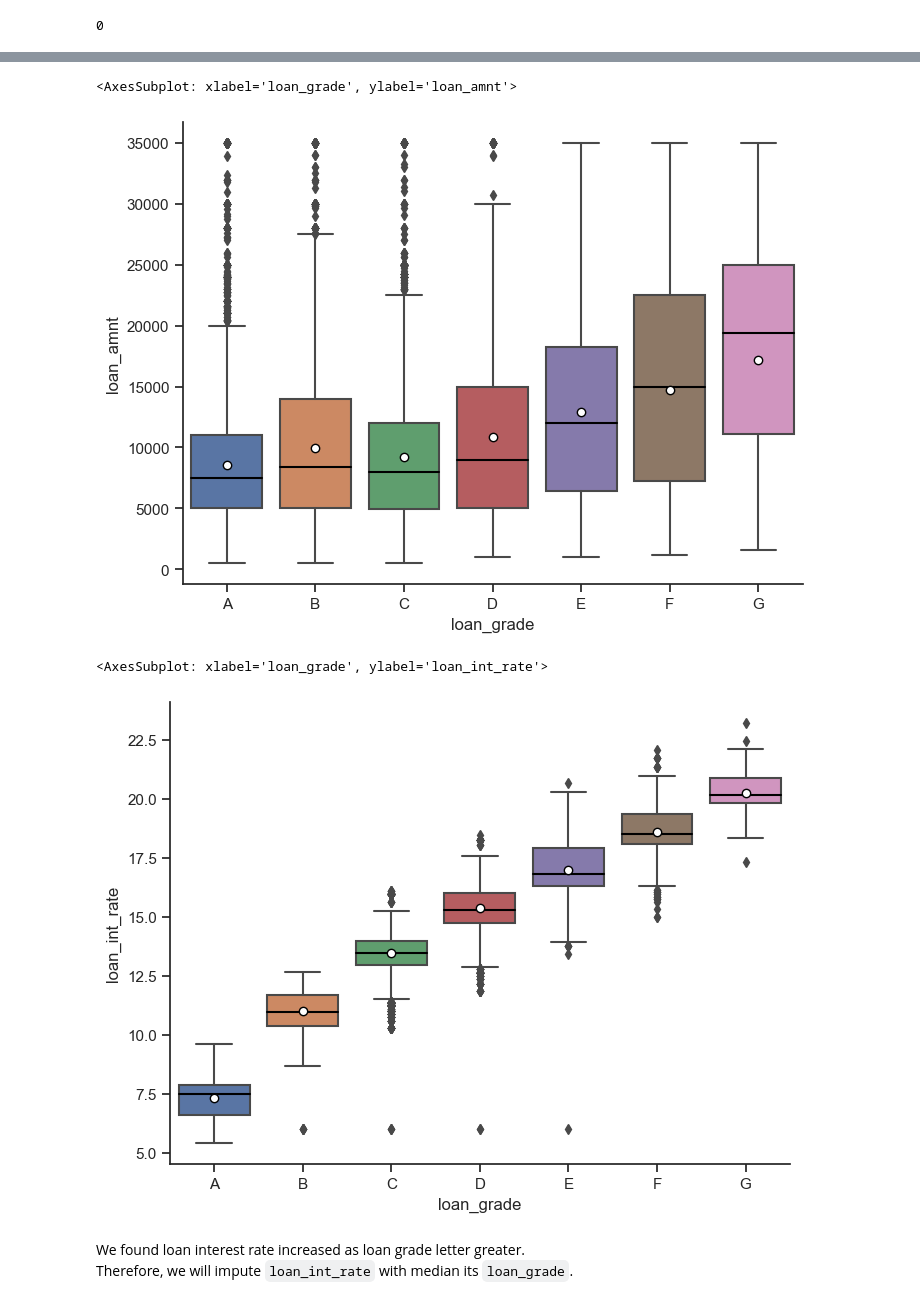
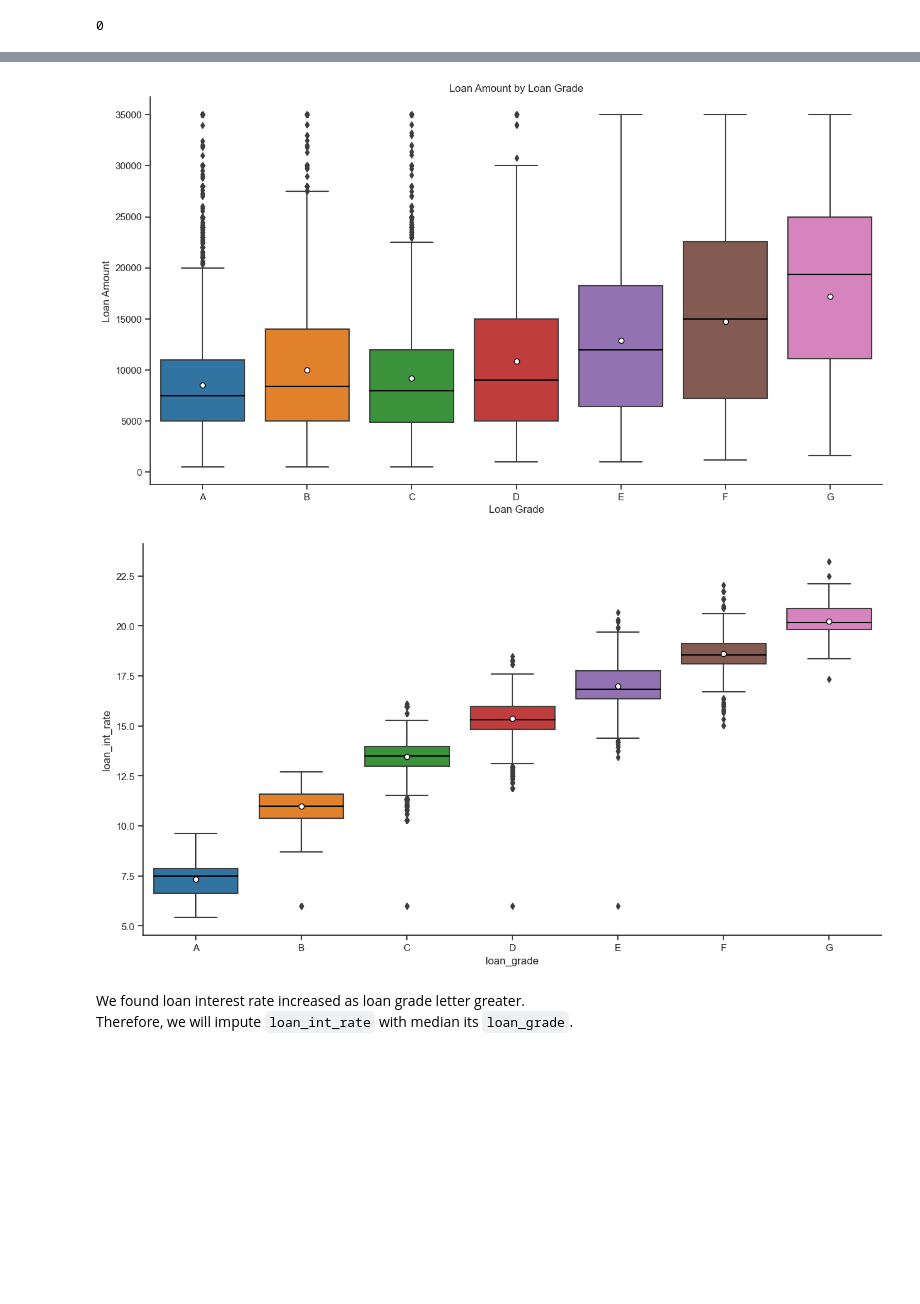
Before and after one commit to gerendc/Credit-Risk, a Jupyter notebook: credit_risk.ipynb, the cells around one changed output, grey strips where cells are left out. Drawn from its saved outputs; the diff is of its cells as text; code cells hidden in the pictures; blank space fills up the shorter version.

```diff
--- a/credit_risk.ipynb
+++ b/credit_risk.ipynb
@@ -20,9 +20,9 @@ from sklearn.impute import SimpleImputer
 %matplotlib inline
 # %%
 # set figure size
-plt.rcParams["figure.figsize"] = (8,6)
+plt.rcParams["figure.figsize"] = (15,8)
 
 # set seaborn style
 custom_params = {"axes.spines.right": False, "axes.spines.top": False}
-sns.set_theme(style="ticks", rc=custom_params)
+sns.set_theme(style="ticks", rc=custom_params, palette='tab10')
 # %% [markdown]
@@ -348,17 +349,23 @@ cr_df[cr_df['person_age'] == 21].sort_values(by=['person_age', 'person_income',
 # %%
-sns.boxplot(data=cr_df.sort_values(by='loan_grade'), x='loan_grade', y='loan_amnt',
+ax = sns.boxplot(data=cr_df.sort_values(by='loan_grade'), x='loan_grade', y='loan_amnt',
             showmeans=True, meanprops={"marker":"o", "markerfacecolor":"white", "markeredgecolor":"black"},
             medianprops={'color':'black'})
+ax.set_title('Loan Amount by Loan Grade')
+ax.set_xlabel('Loan Grade')
+ax.set_ylabel('Loan Amount')
+plt.show()
 # %% [output]
-<AxesSubplot: xlabel='loan_grade', ylabel='loan_amnt'>
-[figure, old version]
+[figure, new version]
 # %%
 sns.boxplot(data=cr_df.sort_values(by='loan_grade'), x='loan_grade', y='loan_int_rate',
             showmeans=True, meanprops={"marker":"o", "markerfacecolor":"white", "markeredgecolor":"black"},
             medianprops={'color':'black'})
+ax.set_title('Loan Interest Rate by Loan Grade')
+ax.set_xlabel('Loan Grade')
+ax.set_ylabel('Loan Interest Rate')
+plt.show()
 # %% [output]
-<AxesSubplot: xlabel='loan_grade', ylabel='loan_int_rate'>
-[figure, old version]
+[figure, new version]
 # %% [markdown]
 We found loan interest rate increased as loan grade letter greater. \
 Therefore, we will impute `loan_int_rate` with median its `loan_grade`.
```
Also changed, not shown: parts of 35 cells of this notebook.
